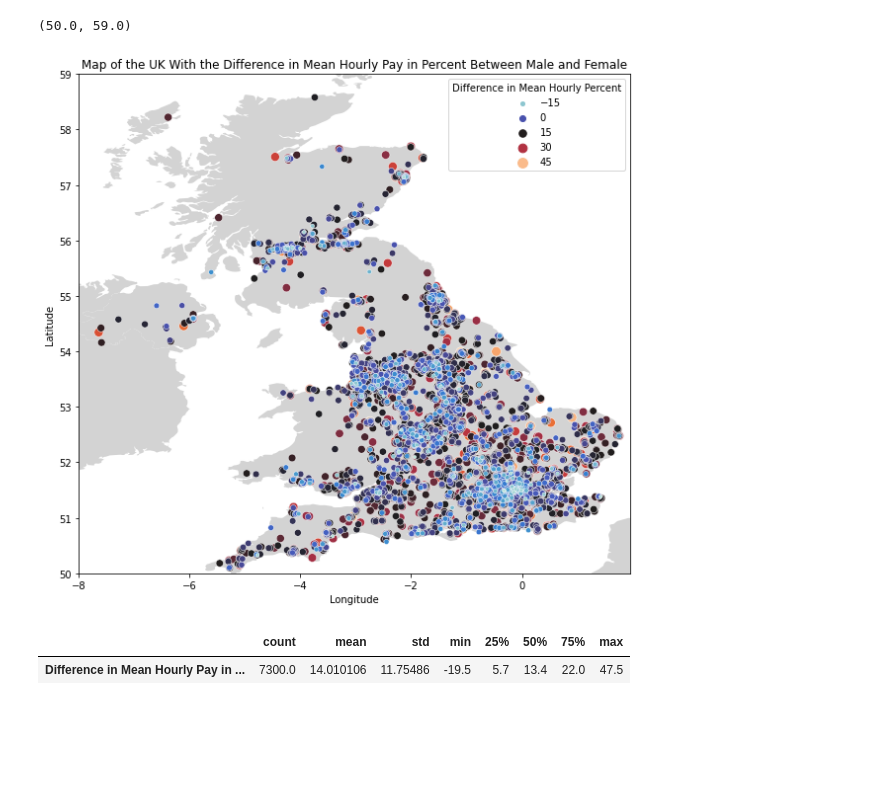
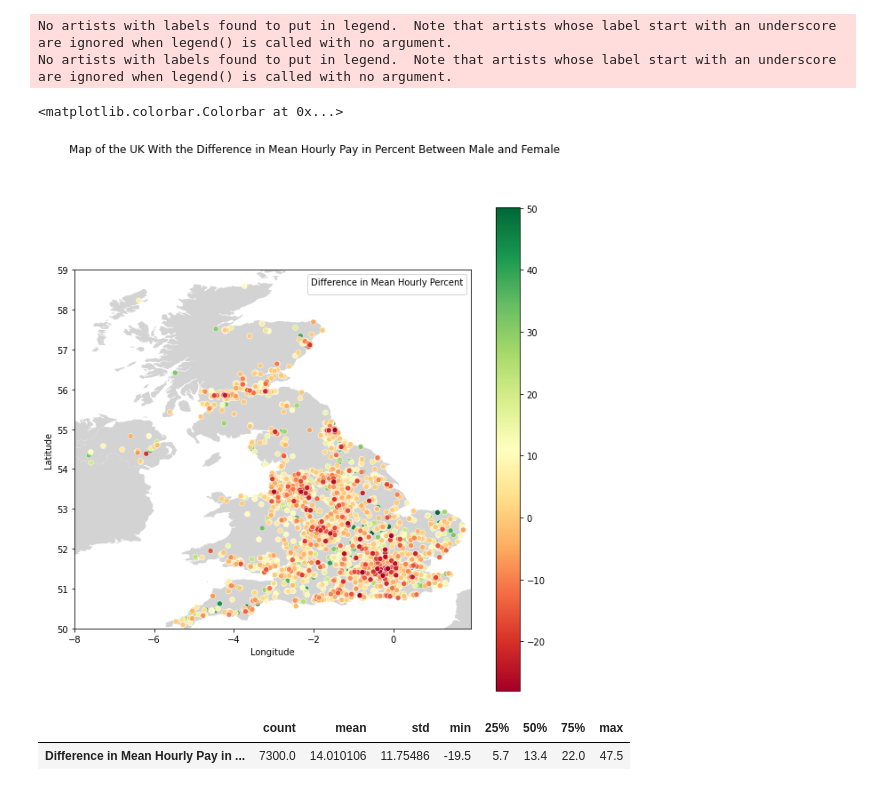
Before and after one commit to ddewi93/AdaHackaton2022, a Jupyter notebook: research.ipynb, the cells around one changed output. Saved outputs shown, nothing was run; the diff lists cells and outputs as text; code cells hidden in the pictures; blank space fills up the shorter version.

Commit message:
Add colour bar and remove scale size of data

```diff
--- a/research.ipynb
+++ b/research.ipynb
@@ -5,54 +5,58 @@
 # https://simplemaps.com/data/gb-cities
 # https://www.freemaptools.com/download-uk-postcode-lat-lng.htm
 
 import pandas as pd
 import numpy as np
 import matplotlib.pyplot as plt
 import seaborn as sns
 import geopandas as gpd
 
 # Read the data.
 df = pd.read_csv('uk-pay-gap.csv')
 post_code_to_coordinates = pd.read_csv('ukpostcodes.csv')
 city_to_coordinates = pd.read_csv('worldcities.csv')
 city_to_coordinates_uk = city_to_coordinates[city_to_coordinates['country'] == 'United Kingdom']
 
 # Extract area code from postcode.
-grouped = df.groupby(df["PostCode"])
-data = grouped["DiffMeanHourlyPercent"].mean().sort_values(ascending=False)
-data_filtered = data[data.index.isin(post_code_to_coordinates["PostCode"])]
+grouped = df.groupby(df['PostCode'])
+data = grouped['DiffMeanHourlyPercent'].mean().sort_values(ascending=False)
+data_filtered = data[data.index.isin(post_code_to_coordinates['PostCode'])]
 
 # Merge data to get region name and coordinates.
-df_coordinates = data_filtered.to_frame().merge(post_code_to_coordinates, on="PostCode")
-df_coordinates
+df_coordinates = data_filtered.to_frame().merge(post_code_to_coordinates, on='PostCode')
 
 # Calculate quantiles and IQR.
-Q1 = df_coordinates["DiffMeanHourlyPercent"].quantile(0.25)
-Q3 = df_coordinates["DiffMeanHourlyPercent"].quantile(0.75)
+Q1 = df_coordinates['DiffMeanHourlyPercent'].quantile(0.25)
+Q3 = df_coordinates['DiffMeanHourlyPercent'].quantile(0.75)
 IQR = Q3 - Q1
 
 # Return a boolean array of the rows with (any) non-outlier column values.
-condition = ~((df_coordinates["DiffMeanHourlyPercent"] < (Q1 - 1.5 * IQR)) | (df_coordinates["DiffMeanHourlyPercent"] > (Q3 + 1.5 * IQR)))
+condition = ~((df_coordinates['DiffMeanHourlyPercent'] < (Q1 - 1.5 * IQR)) | (df_coordinates['DiffMeanHourlyPercent'] > (Q3 + 1.5 * IQR)))
 
 # Filter our dataframe based on condition.
 df_coordinates = df_coordinates[condition]
 
 # Plot the data and country map.
 fig, ax = plt.subplots(figsize=(10, 10))
-countries = gpd.read_file("zip://./ukmap.zip")
-countries.plot(color="lightgrey", ax=ax)
-plt = sns.scatterplot(x = "longitude", y = "latitude", data = df_coordinates,
-                      size = "DiffMeanHourlyPercent", hue = "DiffMeanHourlyPercent",
-                      sizes = (10, 100), ax = ax, palette = "icefire")
-plt.set_title("Map of the UK With the Difference in Mean Hourly Pay in Percent Between Male and Female")
-plt.set_xlabel("Longitude")
-plt.set_ylabel("Latitude")
-plt.legend(title = 'Difference in Mean Hourly Percent')
-plt.set_xlim(-8, 1.95)
-plt.set_ylim(50, 59)
+countries = gpd.read_file('zip://./ukmap.zip').plot(color='lightgrey', ax=ax)
+plot = sns.scatterplot(x = 'longitude', y = 'latitude', data = df_coordinates, hue = 'DiffMeanHourlyPercent', palette = 'RdYlGn', ax = ax, legend = False)
+plot.legend()
+fig.suptitle('Map of the UK With the Difference in Mean Hourly Pay in Percent Between Male and Female')
+plot.set_xlabel('Longitude')
+plot.set_ylabel('Latitude')
+plot.legend(title = 'Difference in Mean Hourly Percent')
+plot.set_xlim(-8, 1.95)
+plot.set_ylim(50, 59)
+
+norm = plt.Normalize(df_coordinates['DiffMeanHourlyPercent'].min(), df_coordinates['DiffMeanHourlyPercent'].max())
+sm = plt.cm.ScalarMappable(cmap="RdYlGn", norm=norm)
+sm.set_array([])
+ax.figure.colorbar(sm)
 # %% [output]
-(50.0, 59.0)
+No artists with labels found to put in legend.  Note that artists whose label start with an underscore are ignored when legend() is called with no argument.
+No artists with labels found to put in legend.  Note that artists whose label start with an underscore are ignored when legend() is called with no argument.
+<matplotlib.colorbar.Colorbar at 0x...>
-[figure, old version]
+[figure, new version]
 # %%
 summary_stats = df_coordinates[['DiffMeanHourlyPercent']].describe() \
                                                          .transpose() \
```
Also changed, not shown: parts of 1 cell of this notebook.
